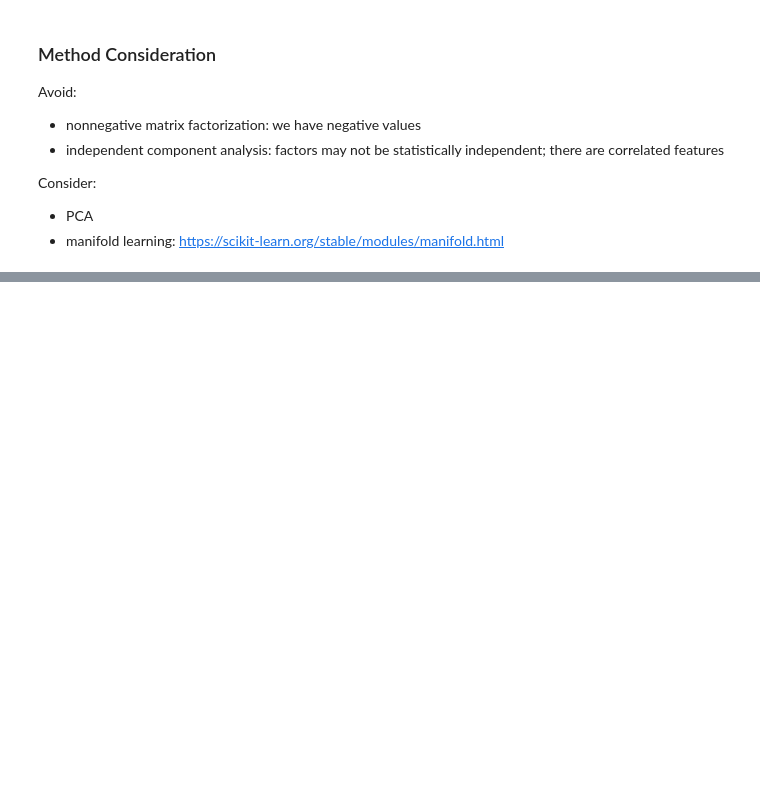
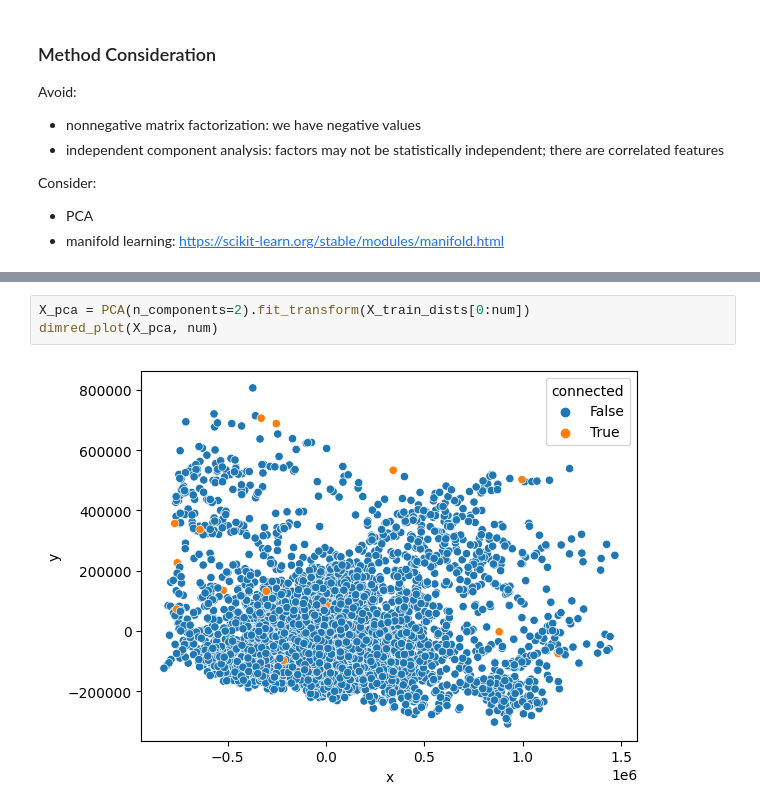
Before and after one commit to gwang034/elecfinal, a Jupyter notebook: Grace/pipeline_part1.ipynb, the cells around one changed output, grey strips where cells are left out. Cells and saved outputs as stored; diff of their text form; blank space fills up the shorter version.

```diff
--- a/Grace/pipeline_part1.ipynb
+++ b/Grace/pipeline_part1.ipynb
@@ -49,0 +65,5 @@ X_transformed = model.fit_transform(X_train.select_dtypes(include='number'))
+# %%
+X_pca = PCA(n_components=2).fit_transform(X_train_dists[0:num])
+dimred_plot(X_pca, num)
+# %% [output]
+[figure, added]
```
Also changed, not shown: parts of 8 cells of this notebook, 2 other files.
